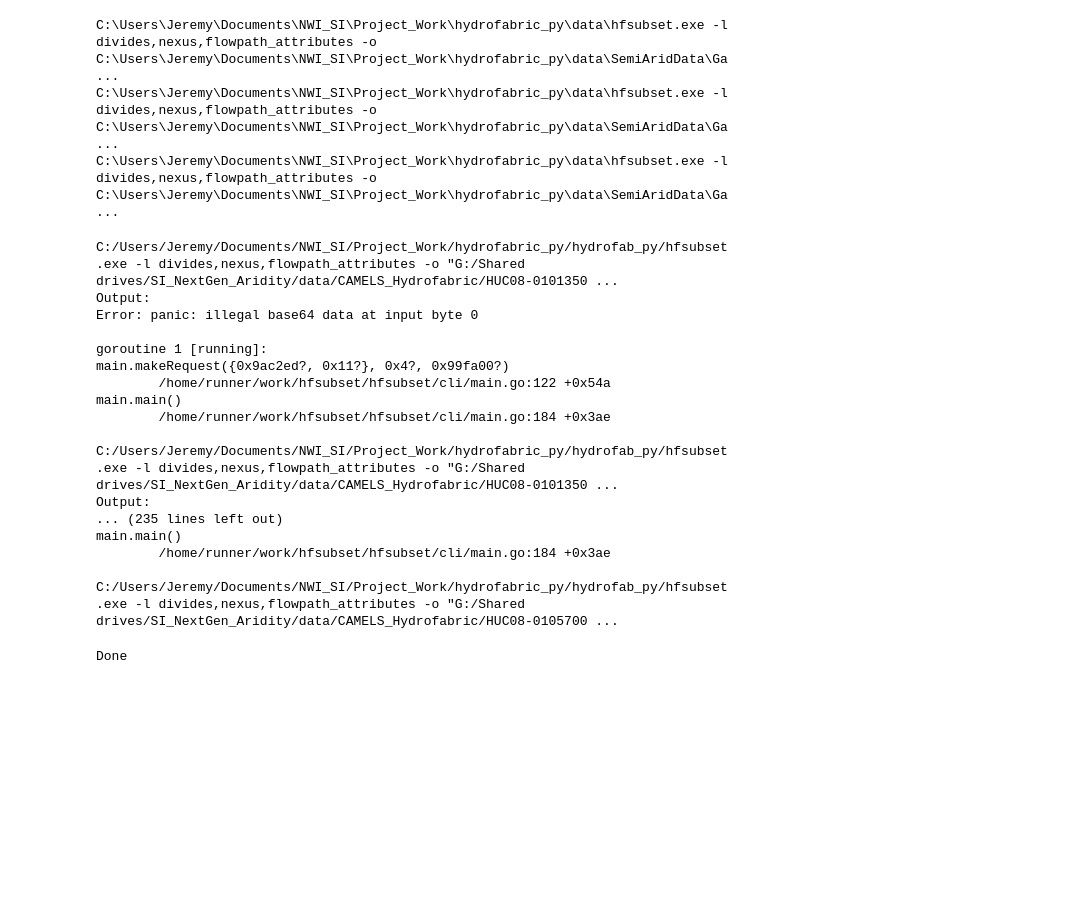
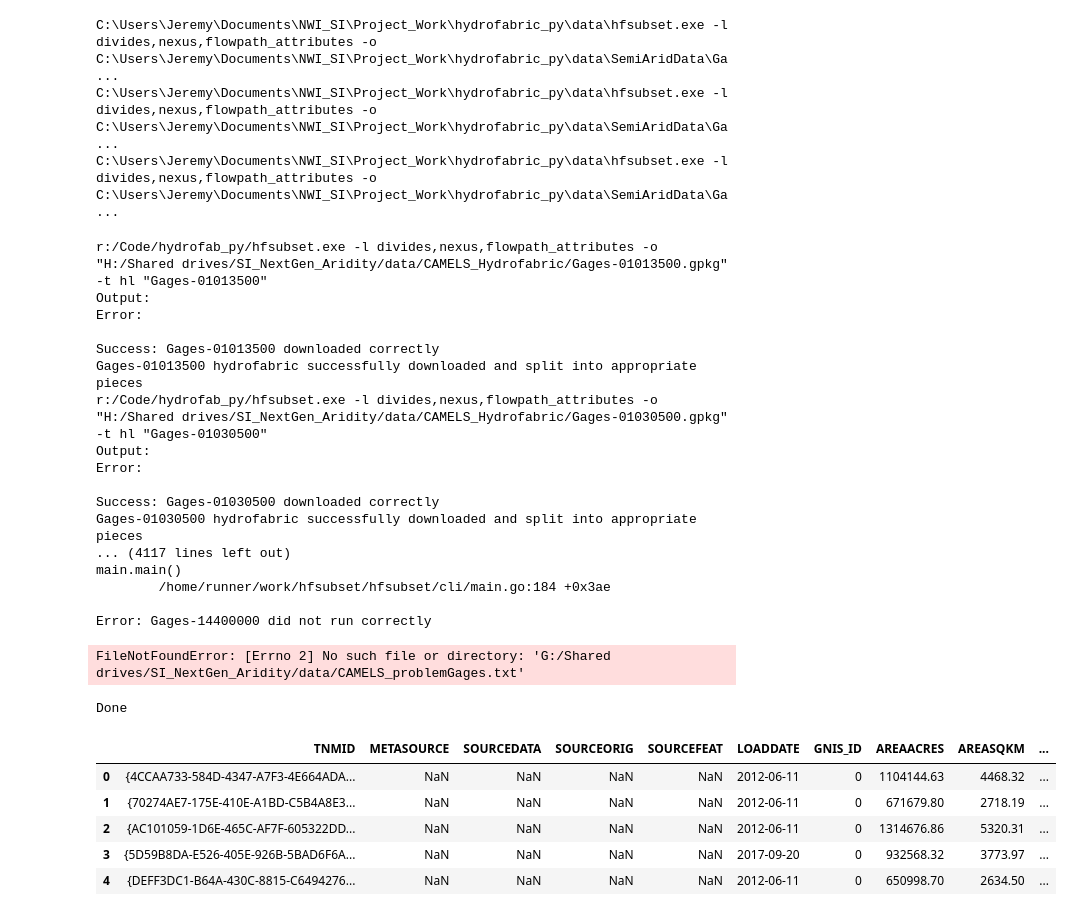
Before and after one commit to rappjer1/hydrofab_py, a Jupyter notebook: Hfsubset_CLI_access.ipynb, the cells around one changed output. Cells and saved outputs as stored; diff of their text form; code cells hidden in the pictures; blank space fills up the shorter version.

```diff
--- a/Hfsubset_CLI_access.ipynb
+++ b/Hfsubset_CLI_access.ipynb
@@ -180,11 +214,11 @@ import subprocess
 import shlex
 import gc
 
-hfsubsetLoc = "C:/Users/Jeremy/Documents/NWI_SI/Project_Work/hydrofabric_py/hydrofab_py/"
+hfsubsetLoc = current_dir + '/'
 hfsubsetfile = "hfsubset.exe"
-outputLoc = r"G:/Shared drives/SI_NextGen_Aridity/data/CAMELS_Hydrofabric/"
+outputLoc = r"H:/Shared drives/SI_NextGen_Aridity/data/CAMELS_Hydrofabric/"
 
-gageList = CAMELSGages
+gageList = CAMELSinParquet
 max_retries = 3
 failed_gages = []
 
@@ -248,22 +282,23 @@ with open(r"G:/Shared drives/SI_NextGen_Aridity/data/CAMELS_problemGages.txt", '
         fp.write("%s\n" % item)
     print('Done')
 # %% [output]
-C:/Users/Jeremy/Documents/NWI_SI/Project_Work/hydrofabric_py/hydrofab_py/hfsubset.exe -l divides,nexus,flowpath_attributes -o "G:/Shared drives/SI_NextGen_Aridity/data/CAMELS_Hydrofabric/HUC08-0101350 ...
+r:/Code/hydrofab_py/hfsubset.exe -l divides,nexus,flowpath_attributes -o "H:/Shared drives/SI_NextGen_Aridity/data/CAMELS_Hydrofabric/Gages-01013500.gpkg" -t hl "Gages-01013500"
 Output:
-Error: panic: illegal base64 data at input byte 0
+Error:
 
-goroutine 1 [running]:
-main.makeRequest({0x9ac2ed?, 0x11?}, 0x4?, 0x99fa00?)
-        /home/runner/work/hfsubset/hfsubset/cli/main.go:122 +0x54a
+Success: Gages-01013500 downloaded correctly
+Gages-01013500 hydrofabric successfully downloaded and split into appropriate pieces
+r:/Code/hydrofab_py/hfsubset.exe -l divides,nexus,flowpath_attributes -o "H:/Shared drives/SI_NextGen_Aridity/data/CAMELS_Hydrofabric/Gages-01030500.gpkg" -t hl "Gages-01030500"
+Output:
+Error:
+
+Success: Gages-01030500 downloaded correctly
+Gages-01030500 hydrofabric successfully downloaded and split into appropriate pieces
+... (4117 lines left out)
 main.main()
         /home/runner/work/hfsubset/hfsubset/cli/main.go:184 +0x3ae
 
-C:/Users/Jeremy/Documents/NWI_SI/Project_Work/hydrofabric_py/hydrofab_py/hfsubset.exe -l divides,nexus,flowpath_attributes -o "G:/Shared drives/SI_NextGen_Aridity/data/CAMELS_Hydrofabric/HUC08-0101350 ...
-Output:
-... (235 lines left out)
-main.main()
-        /home/runner/work/hfsubset/hfsubset/cli/main.go:184 +0x3ae
-
-C:/Users/Jeremy/Documents/NWI_SI/Project_Work/hydrofabric_py/hydrofab_py/hfsubset.exe -l divides,nexus,flowpath_attributes -o "G:/Shared drives/SI_NextGen_Aridity/data/CAMELS_Hydrofabric/HUC08-0105700 ...
+Error: Gages-14400000 did not run correctly
+FileNotFoundError: [Errno 2] No such file or directory: 'G:/Shared drives/SI_NextGen_Aridity/data/CAMELS_problemGages.txt'
 # %%
 # open file in write mode
@@ -275,3 +310,14 @@ with open(r"G:/Shared drives/SI_NextGen_Aridity/data/CAMELS_problemGages.txt", '
     print('Done')
 # %% [output]
 Done
+# %%
+#Open huc8 files
+huc8 = gpd.read_file(r'R:/Code/huc8_conus/HUC8_CONUS/HUC8_US.shp')
+huc8.head()
+# %% [output]
+|  | TNMID | METASOURCE | SOURCEDATA | SOURCEORIG | SOURCEFEAT | LOADDATE | GNIS_ID | AREAACRES | AREASQKM | ... |
+| 0 | {4CCAA733-584D-4347-A7F3-4E664ADA... | NaN | NaN | NaN | NaN | 2012-06-11 | 0 | 1104144.63 | 4468.32 | ... |
+| 1 | {70274AE7-175E-410E-A1BD-C5B4A8E3... | NaN | NaN | NaN | NaN | 2012-06-11 | 0 | 671679.80 | 2718.19 | ... |
+| 2 | {AC101059-1D6E-465C-AF7F-605322DD... | NaN | NaN | NaN | NaN | 2012-06-11 | 0 | 1314676.86 | 5320.31 | ... |
+| 3 | {5D59B8DA-E526-405E-926B-5BAD6F6A... | NaN | NaN | NaN | NaN | 2017-09-20 | 0 | 932568.32 | 3773.97 | ... |
+| 4 | {DEFF3DC1-B64A-430C-8815-C6494276... | NaN | NaN | NaN | NaN | 2012-06-11 | 0 | 650998.70 | 2634.50 | ... |
```
Also changed, not shown: parts of 9 cells of this notebook.
